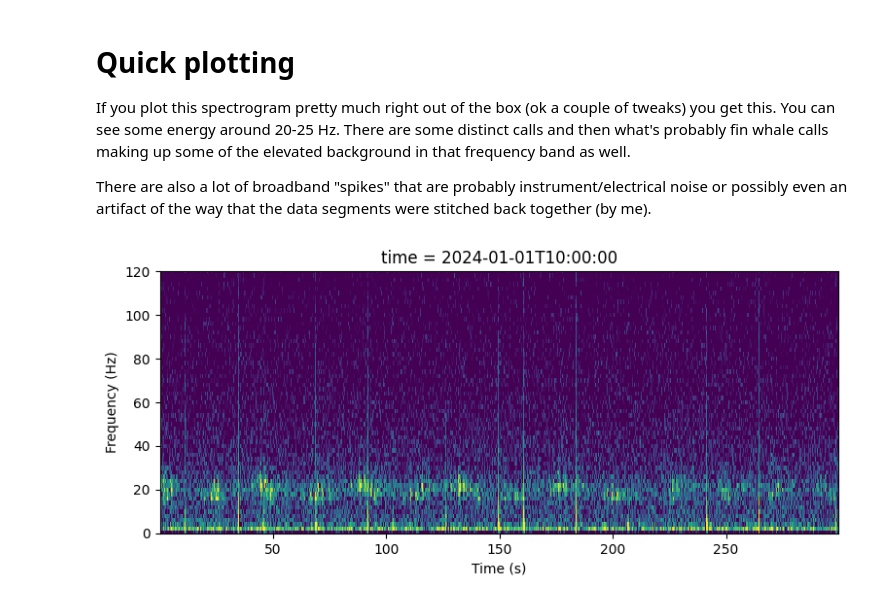
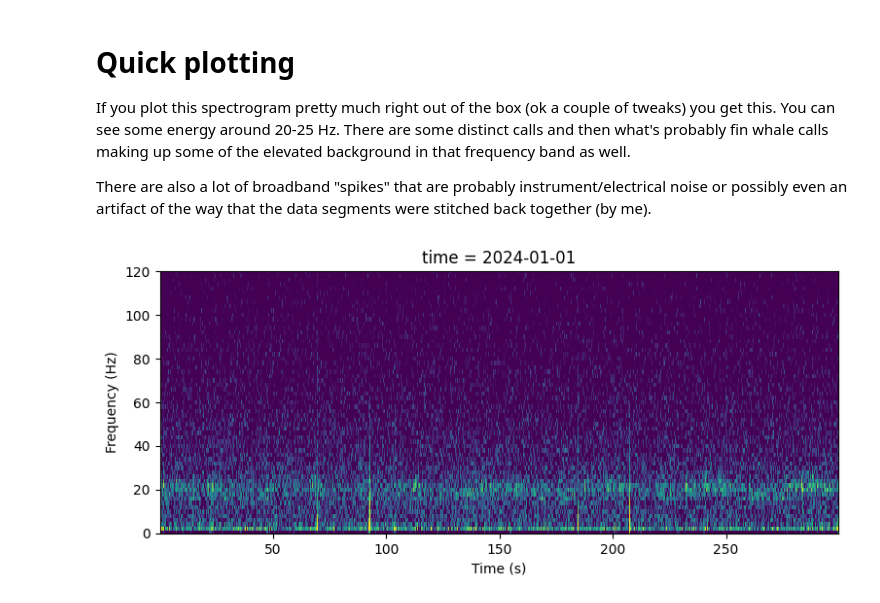
Before and after one commit to Waveform-Analytics/ooi-explore, a Jupyter notebook: example_usage.ipynb, the cells around one changed output. Cells and saved outputs as stored; diff of their text form; code cells hidden in the pictures.

```diff
--- a/example_usage.ipynb
+++ b/example_usage.ipynb
@@ -74,12 +107,12 @@ If you plot this spectrogram pretty much right out of the box (ok a couple of tw
 
 There are also a lot of broadband "spikes" that are probably instrument/electrical noise or possibly even an artifact of the way that the data segments were stitched back together (by me).
 # %%
-# sample = spec_xa.isel(time=120)
+sample = spec_xa.isel(time=0)
 
 fig, ax = plt.subplots(1,1,figsize=(9,3.5))
 sample.plot(ax=ax, vmin=3, vmax=5.5, add_colorbar=False)#, add_colorbar=False)
 ax.set_xlabel('Time (s)')
 ax.set_ylabel('Frequency (Hz)')
 ax.set_ylim([0,120]);
 # %% [output]
-[figure, old version]
+[figure, new version]
```
Also changed, not shown: parts of 3 cells of this notebook, 1 other file.
